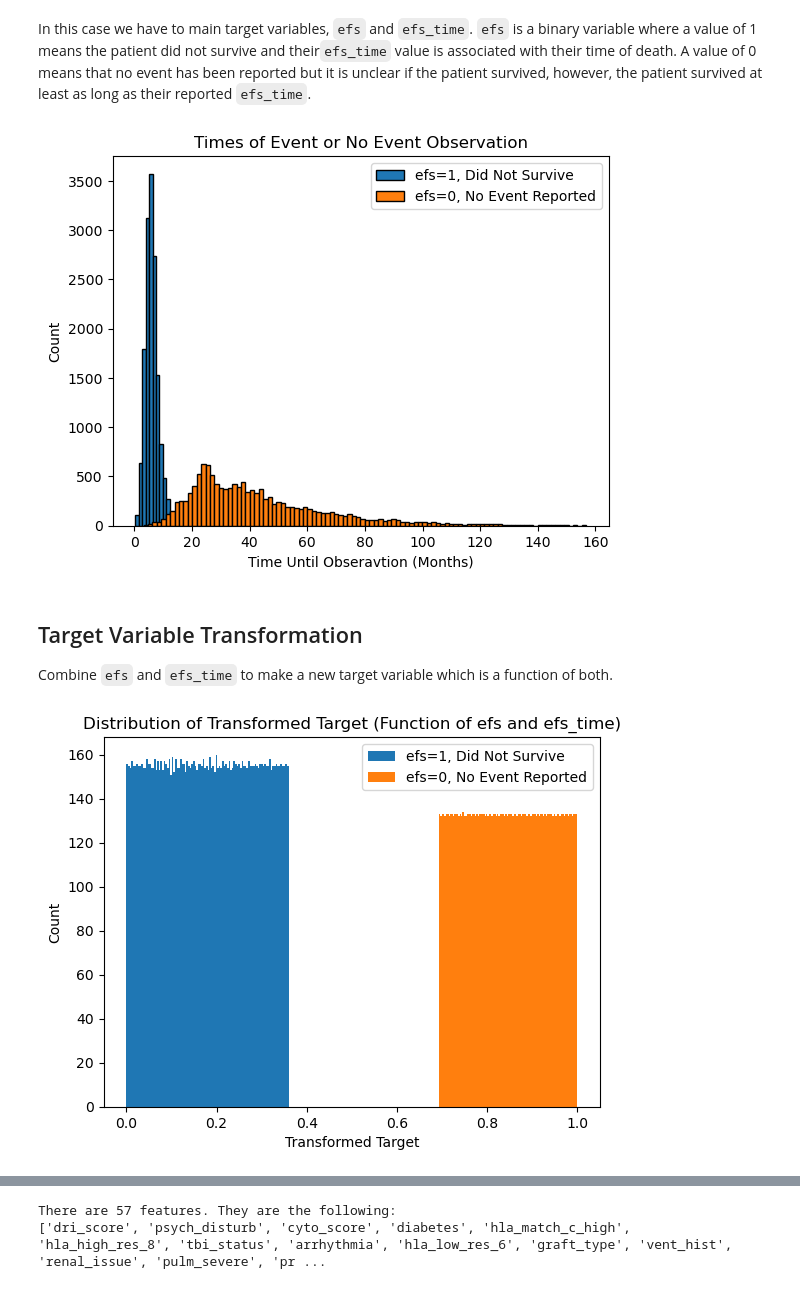
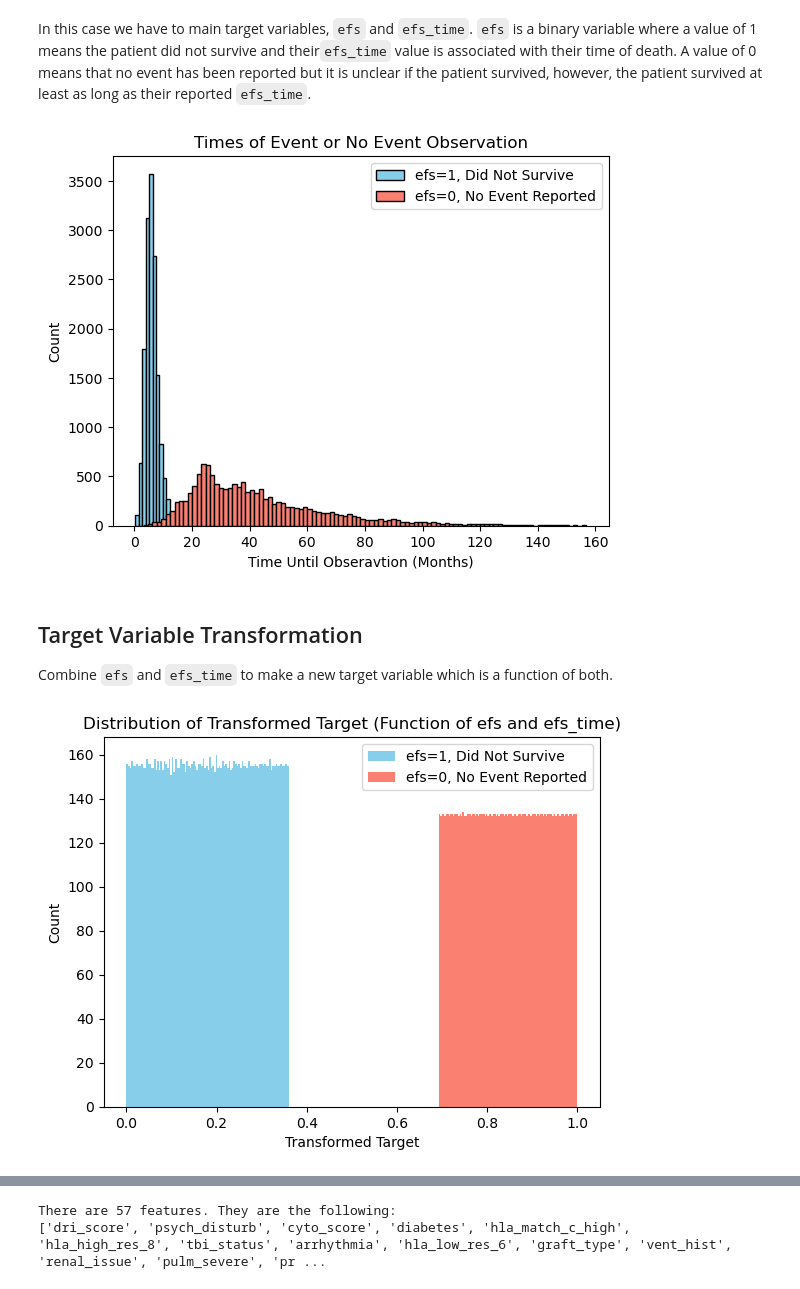
Before and after one commit to CWS01/KaggleHCTOutcomes, a Jupyter notebook: PredictingHCTOutcomes.ipynb, the cells around one changed output, grey strips where cells are left out. Saved outputs shown, nothing was run; the diff lists cells and outputs as text; code cells hidden in the pictures.

```diff
--- a/PredictingHCTOutcomes.ipynb
+++ b/PredictingHCTOutcomes.ipynb
@@ -30,34 +30,34 @@ The size of the testing data frame is: (3, 58)
 # %% [markdown]
 In this case we have to main target variables, `efs` and `efs_time`. `efs` is a binary variable where a value of 1 means the patient did not survive and their`efs_time` value is associated with their time of death. A value of 0 means that no event has been reported but it is unclear if the patient survived, however, the patient survived at least as long as their reported `efs_time`.
 # %%
-plt.hist(traindf.loc[traindf['efs']==1, 'efs_time'], bins=100, edgecolor='black', label="efs=1, Did Not Survive")
-plt.hist(traindf.loc[traindf['efs']==0, 'efs_time'], bins=100, edgecolor='black', label='efs=0, No Event Reported')
+plt.hist(traindf.loc[traindf['efs']==1, 'efs_time'], bins=100, edgecolor='black', color='skyblue', label="efs=1, Did Not Survive")
+plt.hist(traindf.loc[traindf['efs']==0, 'efs_time'], bins=100, edgecolor='black', color='salmon', label='efs=0, No Event Reported')
 plt.xlabel('Time Until Obseravtion (Months)')
 plt.ylabel('Count')
 plt.title('Times of Event or No Event Observation')
 plt.legend()
 plt.show()
 # %% [output]
-[figure, old version]
+[figure, new version]
 # %% [markdown]
 ## Target Variable Transformation
 Combine `efs` and `efs_time` to make a new target variable which is a function of both.
 # %%
 traindf['y'] = traindf['efs_time'].values
 mx = traindf.loc[traindf['efs']==1, 'efs_time'].max()
 mn = traindf.loc[traindf['efs']==0, 'efs_time'].min()
 traindf.loc[traindf['efs']==0, 'y'] = traindf.loc[traindf['efs']==0, 'y'] + mx - mn
 traindf['y'] = traindf['y'].rank()
 traindf.loc[traindf['efs']==0, 'y'] += len(traindf)//2
 traindf['y'] = traindf['y']/traindf['y'].max()
 
-plt.hist(traindf.loc[traindf['efs']==1, 'y'], bins=100, label="efs=1, Did Not Survive")
-plt.hist(traindf.loc[traindf['efs']==0, 'y'], bins=100, label='efs=0, No Event Reported')
+plt.hist(traindf.loc[traindf['efs']==1, 'y'], bins=100, color='skyblue', label="efs=1, Did Not Survive")
+plt.hist(traindf.loc[traindf['efs']==0, 'y'], bins=100, color='salmon', label='efs=0, No Event Reported')
 plt.xlabel('Transformed Target')
 plt.ylabel('Count')
 plt.title('Distribution of Transformed Target (Function of efs and efs_time)')
 plt.legend()
 plt.show()
 # %% [output]
-[figure, old version]
+[figure, new version]
 # %% [markdown]
```
Also changed, not shown: parts of 4 cells of this notebook.
